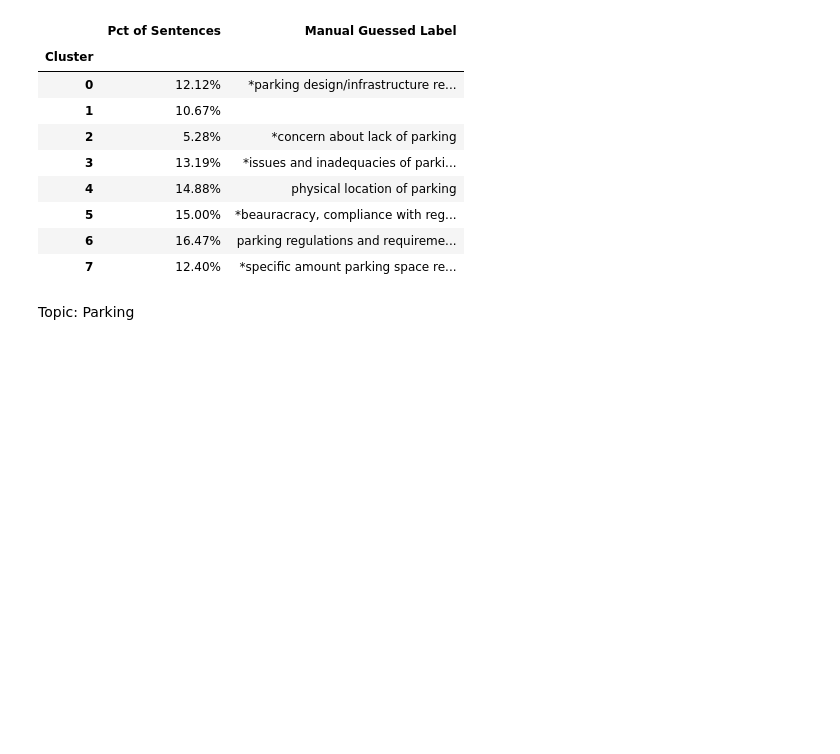
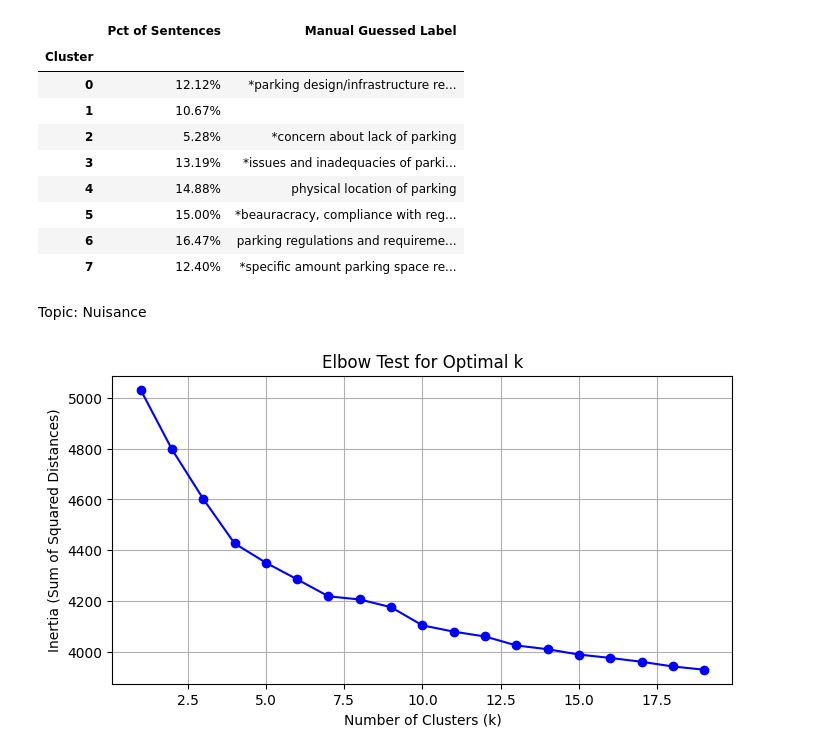
Before and after one commit to mpham8/kestelman-research, a Jupyter notebook: text-data-context/k-mean-clustering.ipynb, the cells around one changed output. Drawn from its saved outputs; the diff is of its cells as text; code cells hidden in the pictures; blank space fills up the shorter version.

Commit message:
added all topics

```diff
--- a/text-data-context/k-mean-clustering.ipynb
+++ b/text-data-context/k-mean-clustering.ipynb
@@ -181,4 +180,9 @@ parking_cluster_breakdown_df
 | 6 | 16.47% | parking regulations and requireme... |
 | 7 | 12.40% | *specific amount parking space re... |
 # %% [markdown]
-Topic: Parking
+Topic: Nuisance
+# %%
+nuisance_embeddings, nuisance_sentences = get_embeddings('has_nuisance')
+elbow_test(nuisance_embeddings)
+# %% [output]
+[figure, added]
```
Also changed, not shown: parts of 16 cells of this notebook.
